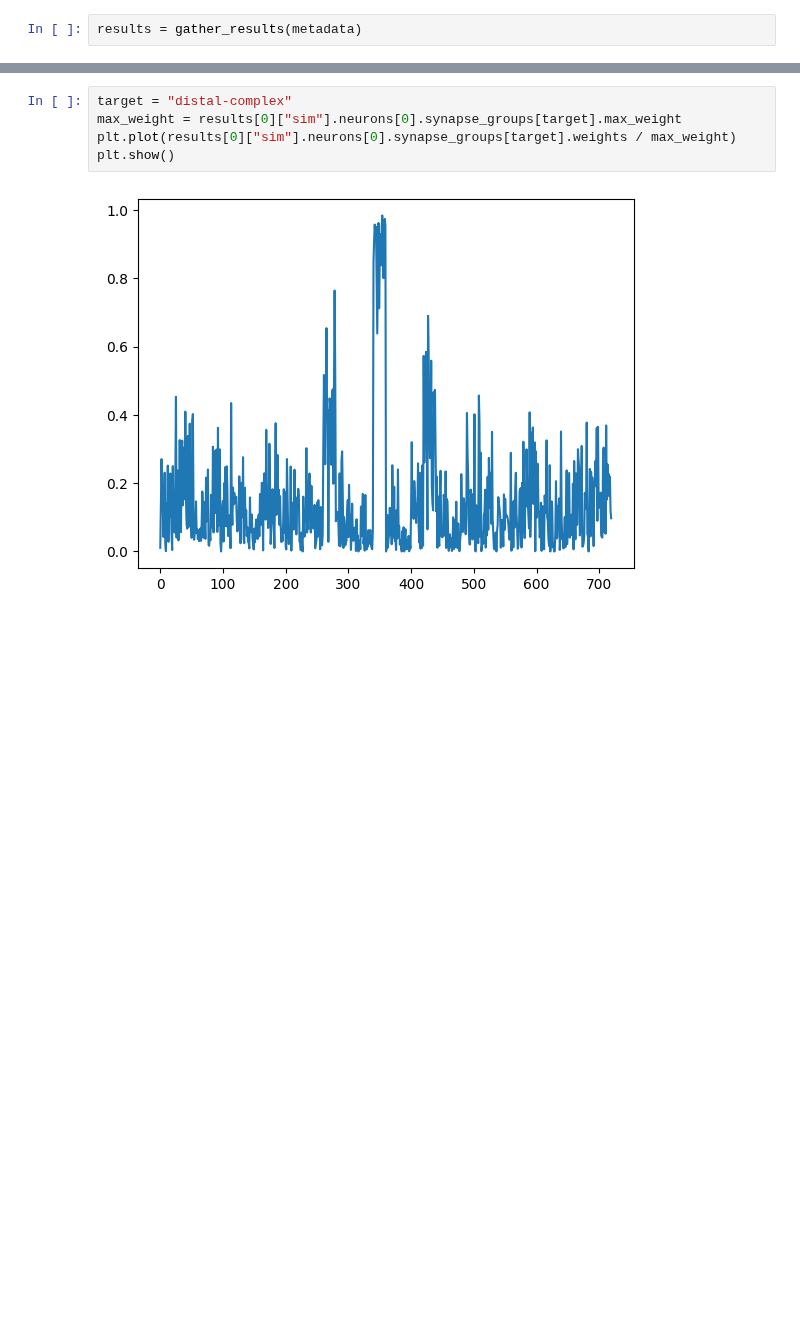
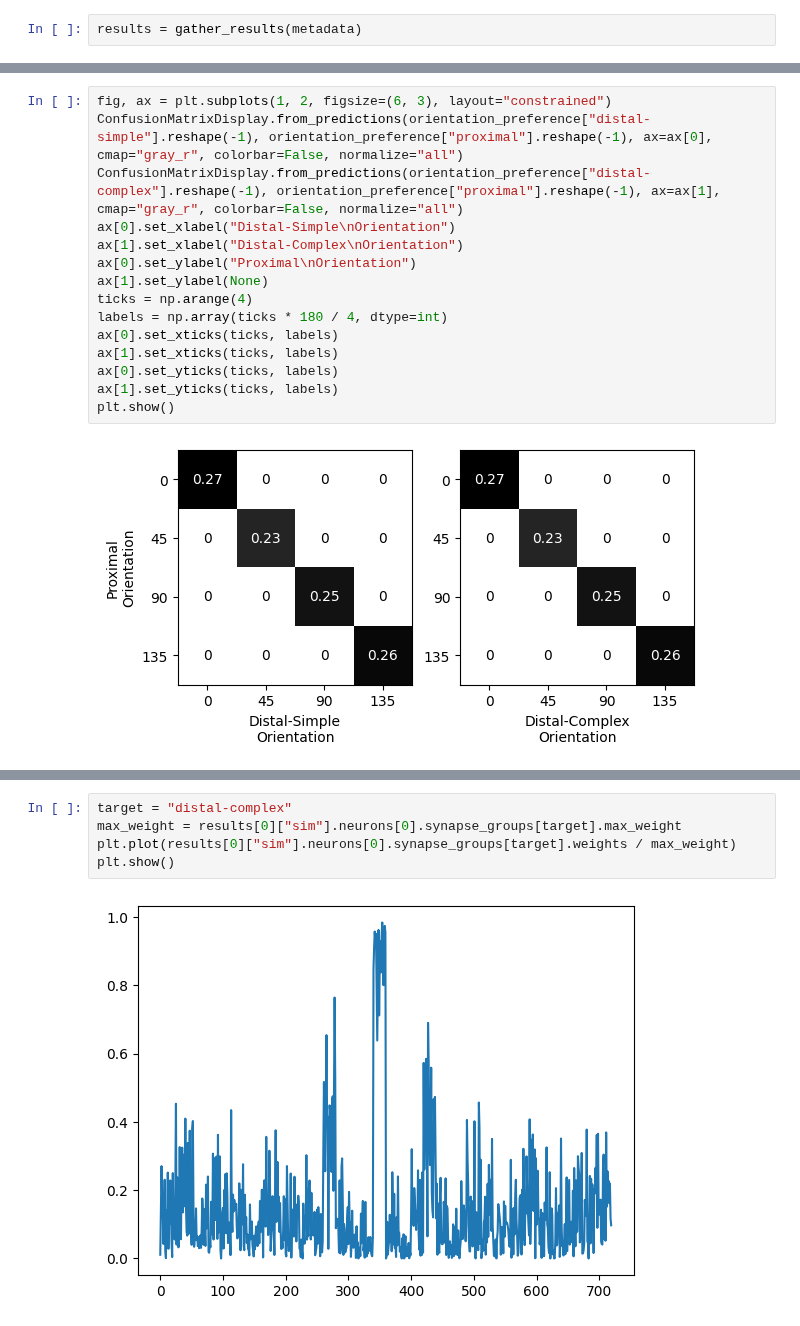
Before and after one commit to landoskape/plasticity-modeling, a Jupyter notebook: notebooks/iaf_hofer.ipynb, the cells around one changed output, grey strips where cells are left out. Drawn from its saved outputs; the diff is of its cells as text; blank space fills up the shorter version.

```diff
--- a/notebooks/iaf_hofer.ipynb
+++ b/notebooks/iaf_hofer.ipynb
@@ -115,3 +78,20 @@ results = gather_results(metadata)
+# %%
+fig, ax = plt.subplots(1, 2, figsize=(6, 3), layout="constrained")
+ConfusionMatrixDisplay.from_predictions(orientation_preference["distal-simple"].reshape(-1), orientation_preference["proximal"].reshape(-1), ax=ax[0], cmap="gray_r", colorbar=False, normalize="all")
+ConfusionMatrixDisplay.from_predictions(orientation_preference["distal-complex"].reshape(-1), orientation_preference["proximal"].reshape(-1), ax=ax[1], cmap="gray_r", colorbar=False, normalize="all")
+ax[0].set_xlabel("Distal-Simple\nOrientation")
+ax[1].set_xlabel("Distal-Complex\nOrientation")
+ax[0].set_ylabel("Proximal\nOrientation")
+ax[1].set_ylabel(None)
+ticks = np.arange(4)
+labels = np.array(ticks * 180 / 4, dtype=int)
+ax[0].set_xticks(ticks, labels)
+ax[1].set_xticks(ticks, labels)
+ax[0].set_yticks(ticks, labels)
+ax[1].set_yticks(ticks, labels)
+plt.show()
+# %% [output]
+[figure, added]
 # %%
 num_ratios = len(metadata["dp_ratios"])
 cmap = mpl.colormaps["plasma_r"]
```
Also changed, not shown: parts of 6 cells of this notebook, 2 other files.
